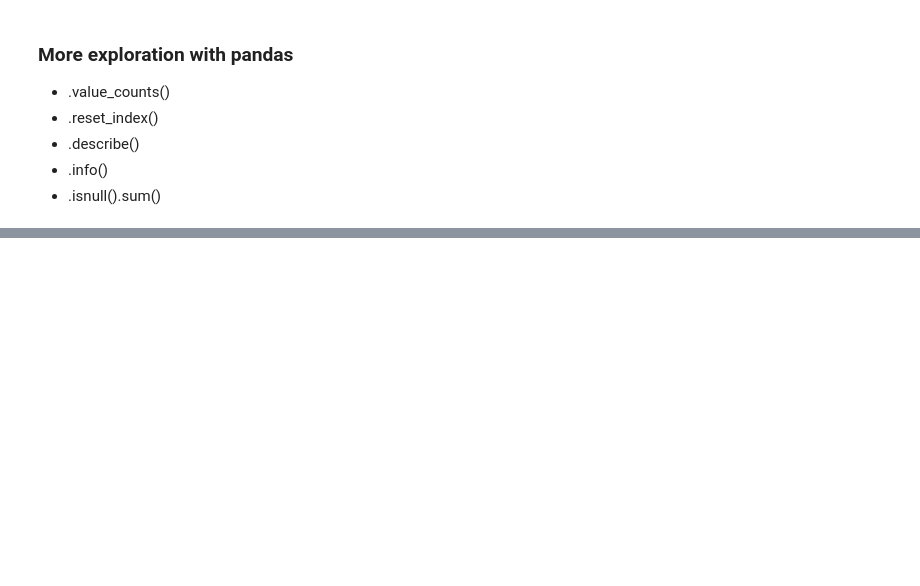
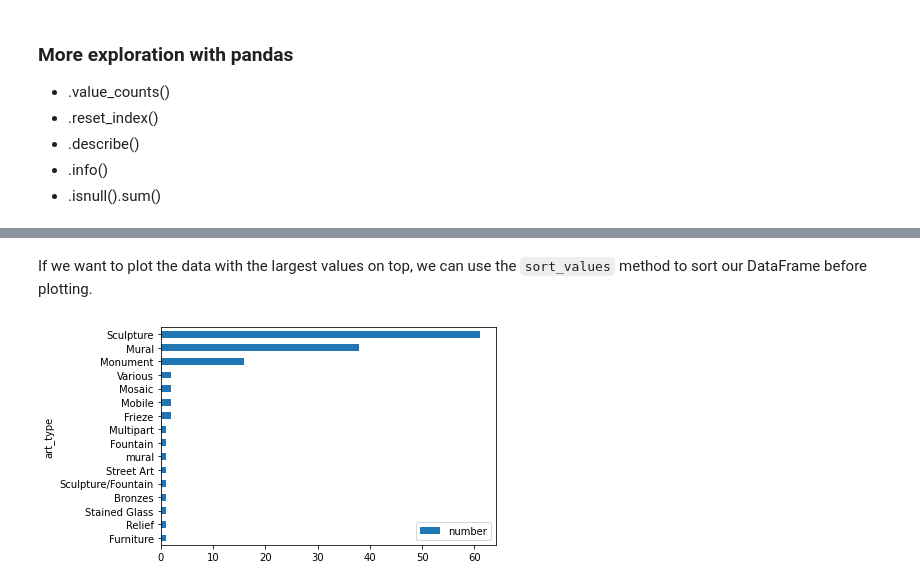
Before and after one commit to NSS-Data-Instructional-Stuff/data-analytics-jumpstart, a Jupyter notebook: 2022_citizen_satisfaction/class_notebooks/notebook_02_public_art_part_2.ipynb, the cells around one changed output, grey strips where cells are left out. Drawn from its saved outputs; the diff is of its cells as text; code cells hidden in the pictures; blank space fills up the shorter version.

```diff
--- a/2022_citizen_satisfaction/class_notebooks/notebook_02_public_art_part_2.ipynb
+++ b/2022_citizen_satisfaction/class_notebooks/notebook_02_public_art_part_2.ipynb
@@ -135,0 +262,8 @@ plt.barh('art_type', 'count', data=type_counts, color = 'green', edgecolor = 'bl
+# %% [markdown]
+If we want to plot the data with the largest values on top, we can use the `sort_values` method to sort our DataFrame before plotting.
+# %%
+type_counts.sort_values('number').plot(kind = 'barh',
+                 x = 'art_type',
+                 y = 'number');
+# %% [output]
+[figure, added]
```
Also changed, not shown: parts of 79 cells of this notebook, 4 other files.
